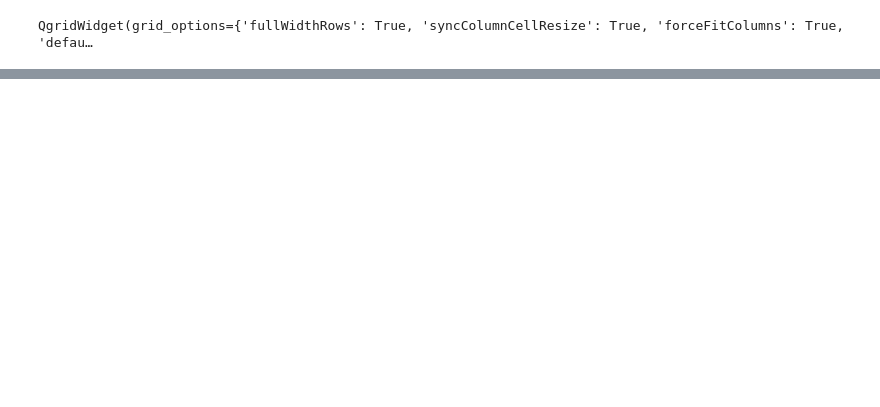
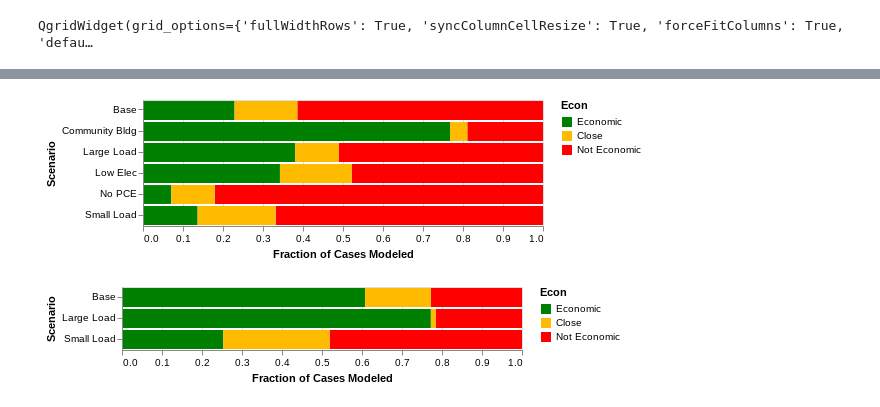
Before and after one commit to alanmitchell/heat-pump-study, a Jupyter notebook: general/city_model_runs.ipynb, the cells around one changed output, grey strips where cells are left out. Saved outputs shown, nothing was run; the diff lists cells and outputs as text; code cells hidden in the pictures; blank space fills up the shorter version.

```diff
--- a/general/city_model_runs.ipynb
+++ b/general/city_model_runs.ipynb
@@ -479,0 +590,25 @@ df_test = pd.concat([df_test, df_test2])
+# %%
+# Some data subsets, oil only
+df_oil = df_results.query('Exist_Fuel_Type == 4').copy()
+df_oil_pce = df_results.query('Exist_Fuel_Type == 4 and PCE > 0.0')
+df_oil_no_pce = df_results.query('Exist_Fuel_Type == 4 and PCE == 0.0')
+
+# PCE Communities
+alt.Chart(df_oil_pce).mark_bar().encode(
+    x=alt.X('count(Econ)', stack='normalize', axis=alt.Axis(title='Fraction of Cases Modeled')),
+    y='Scenario',
+    color=alt.Color('Econ', scale=econ_color_scale),
+    order='econ_order',
+)
+# %% [output]
+[figure, added]
+# %%
+# Non-PCE Communities
+alt.Chart(df_oil_no_pce).mark_bar().encode(
+    x=alt.X('count(Econ)', stack='normalize', axis=alt.Axis(title='Fraction of Cases Modeled')),
+    y='Scenario',
+    color=alt.Color('Econ', scale=econ_color_scale),
+    order='econ_order',
+)
+# %% [output]
+[figure, added]
```
Also changed, not shown: parts of 32 cells of this notebook, 1 other file.
